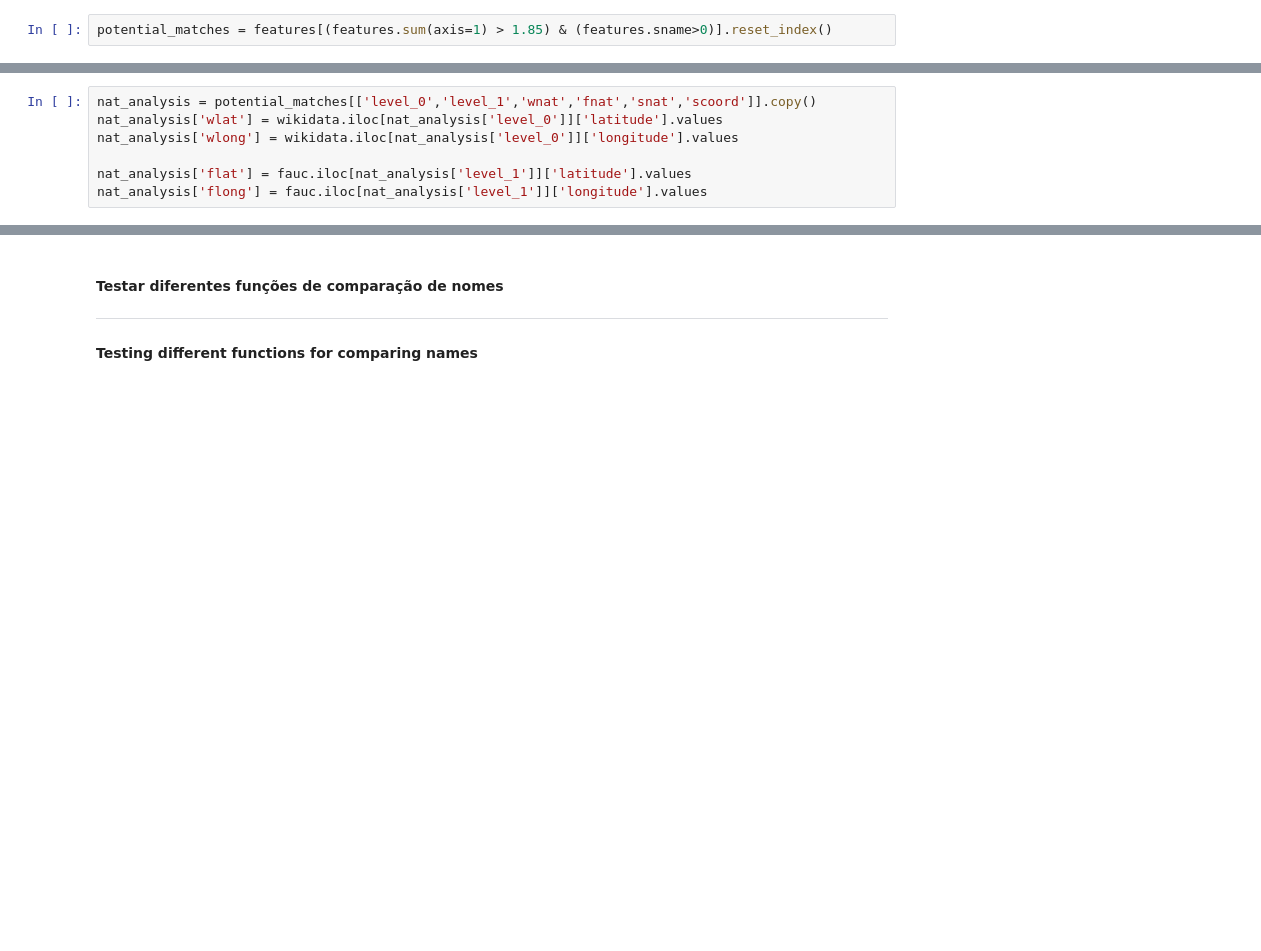
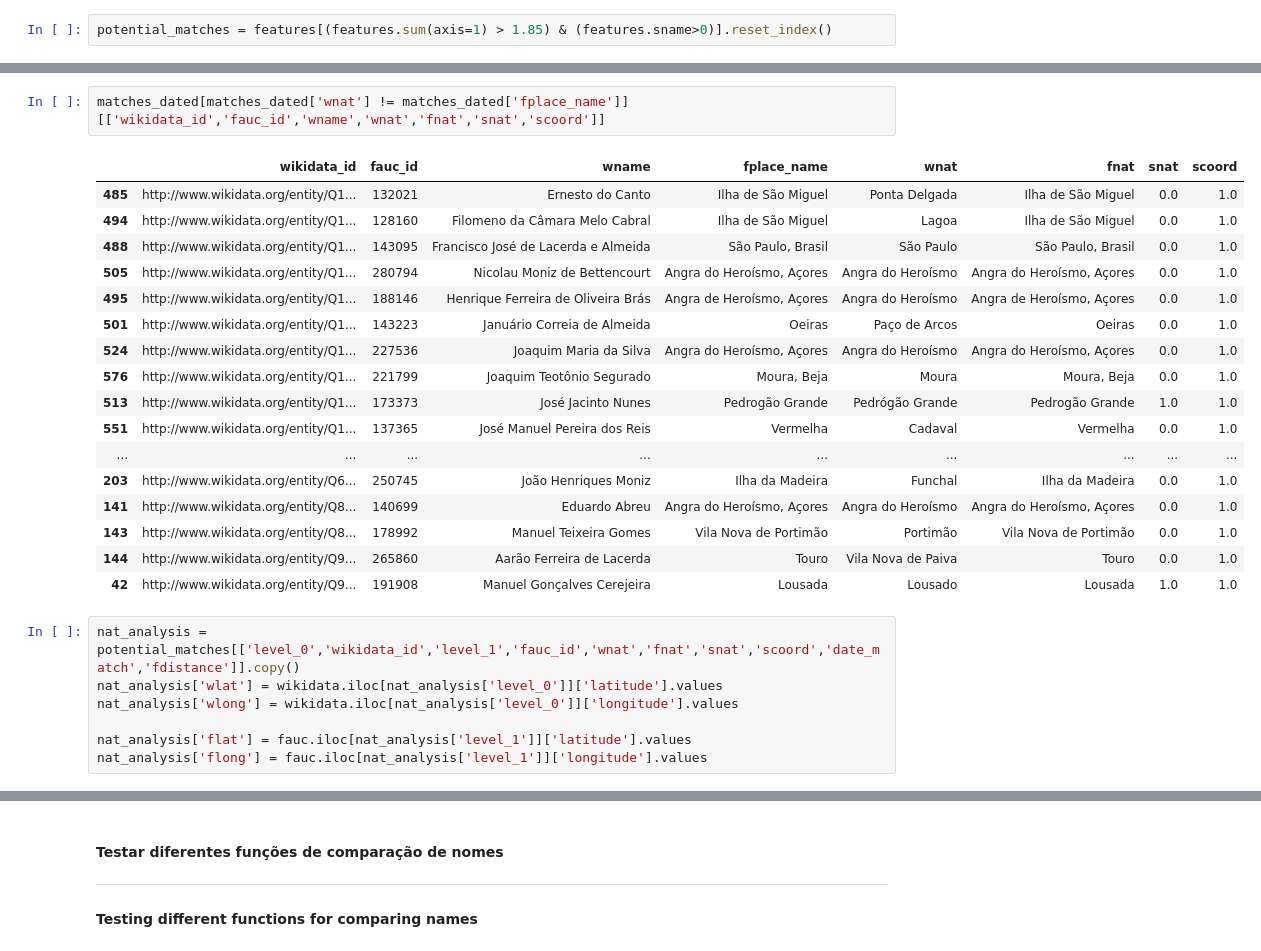
Before and after one commit to joaquimrcarvalho/fauc1537-1919, a Jupyter notebook: notebooks/997-wikidata.ipynb, the cells around one changed output, grey strips where cells are left out. Cells and saved outputs as stored; diff of their text form; blank space fills up the shorter version.

```diff
--- a/notebooks/997-wikidata.ipynb
+++ b/notebooks/997-wikidata.ipynb
@@ -516,5 +541,25 @@ Number of fauc records matched: 125
+# %%
+matches_dated[matches_dated['wnat'] != matches_dated['fplace_name']][['wikidata_id','fauc_id','wname','wnat','fnat','snat','scoord']]
+# %% [output]
+|  | wikidata_id | fauc_id | wname | fplace_name | wnat | fnat | snat | scoord |
+| 485 | http://www.wikidata.org/entity/Q1... | 132021 | Ernesto do Canto | Ilha de São Miguel | Ponta Delgada | Ilha de São Miguel | 0.0 | 1.0 |
+| 494 | http://www.wikidata.org/entity/Q1... | 128160 | Filomeno da Câmara Melo Cabral | Ilha de São Miguel | Lagoa | Ilha de São Miguel | 0.0 | 1.0 |
+| 488 | http://www.wikidata.org/entity/Q1... | 143095 | Francisco José de Lacerda e Almeida | São Paulo, Brasil | São Paulo | São Paulo, Brasil | 0.0 | 1.0 |
+| 505 | http://www.wikidata.org/entity/Q1... | 280794 | Nicolau Moniz de Bettencourt | Angra do Heroísmo, Açores | Angra do Heroísmo | Angra do Heroísmo, Açores | 0.0 | 1.0 |
+| 495 | http://www.wikidata.org/entity/Q1... | 188146 | Henrique Ferreira de Oliveira Brás | Angra de Heroísmo, Açores | Angra do Heroísmo | Angra de Heroísmo, Açores | 0.0 | 1.0 |
+| 501 | http://www.wikidata.org/entity/Q1... | 143223 | Januário Correia de Almeida | Oeiras | Paço de Arcos | Oeiras | 0.0 | 1.0 |
+| 524 | http://www.wikidata.org/entity/Q1... | 227536 | Joaquim Maria da Silva | Angra do Heroísmo, Açores | Angra do Heroísmo | Angra do Heroísmo, Açores | 0.0 | 1.0 |
+| 576 | http://www.wikidata.org/entity/Q1... | 221799 | Joaquim Teotônio Segurado | Moura, Beja | Moura | Moura, Beja | 0.0 | 1.0 |
+| 513 | http://www.wikidata.org/entity/Q1... | 173373 | José Jacinto Nunes | Pedrogão Grande | Pedrógão Grande | Pedrogão Grande | 1.0 | 1.0 |
+| 551 | http://www.wikidata.org/entity/Q1... | 137365 | José Manuel Pereira dos Reis | Vermelha | Cadaval | Vermelha | 0.0 | 1.0 |
+| ... | ... | ... | ... | ... | ... | ... | ... | ... |
+| 203 | http://www.wikidata.org/entity/Q6... | 250745 | João Henriques Moniz | Ilha da Madeira | Funchal | Ilha da Madeira | 0.0 | 1.0 |
+| 141 | http://www.wikidata.org/entity/Q8... | 140699 | Eduardo Abreu | Angra do Heroísmo, Açores | Angra do Heroísmo | Angra do Heroísmo, Açores | 0.0 | 1.0 |
+| 143 | http://www.wikidata.org/entity/Q8... | 178992 | Manuel Teixeira Gomes | Vila Nova de Portimão | Portimão | Vila Nova de Portimão | 0.0 | 1.0 |
+| 144 | http://www.wikidata.org/entity/Q9... | 265860 | Aarão Ferreira de Lacerda | Touro | Vila Nova de Paiva | Touro | 0.0 | 1.0 |
+| 42 | http://www.wikidata.org/entity/Q9... | 191908 | Manuel Gonçalves Cerejeira | Lousada | Lousado | Lousada | 1.0 | 1.0 |
 # %%
-nat_analysis = potential_matches[['level_0','level_1','wnat','fnat','snat','scoord']].copy()
+nat_analysis = potential_matches[['level_0','wikidata_id','level_1','fauc_id','wnat','fnat','snat','scoord','date_match','fdistance']].copy()
 nat_analysis['wlat'] = wikidata.iloc[nat_analysis['level_0']]['latitude'].values
 nat_analysis['wlong'] = wikidata.iloc[nat_analysis['level_0']]['longitude'].values
 
```
Also changed, not shown: parts of 18 cells of this notebook, 11 other files.
